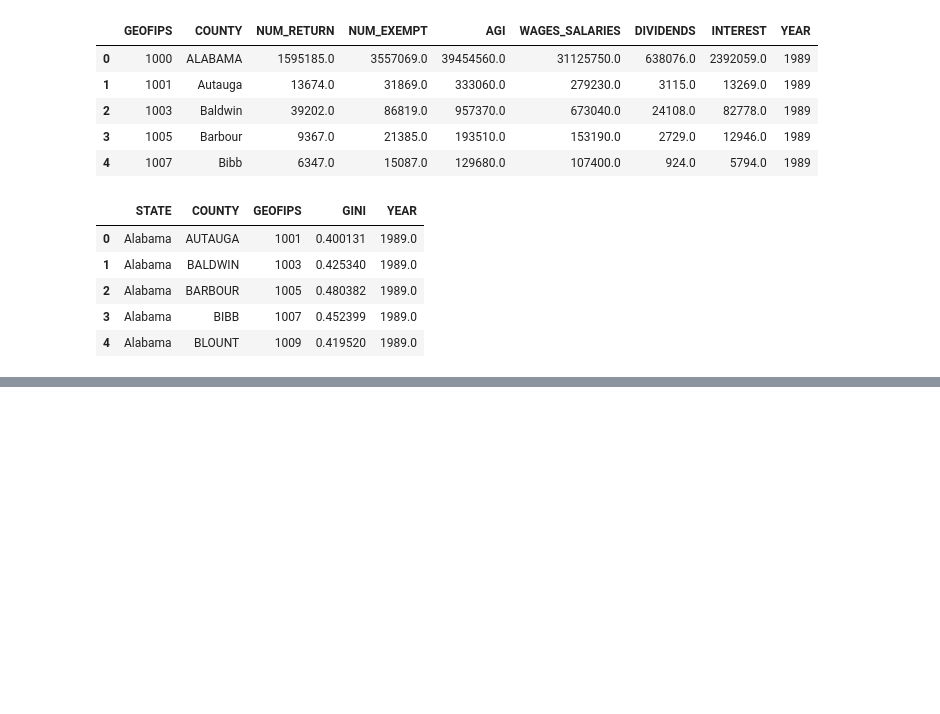
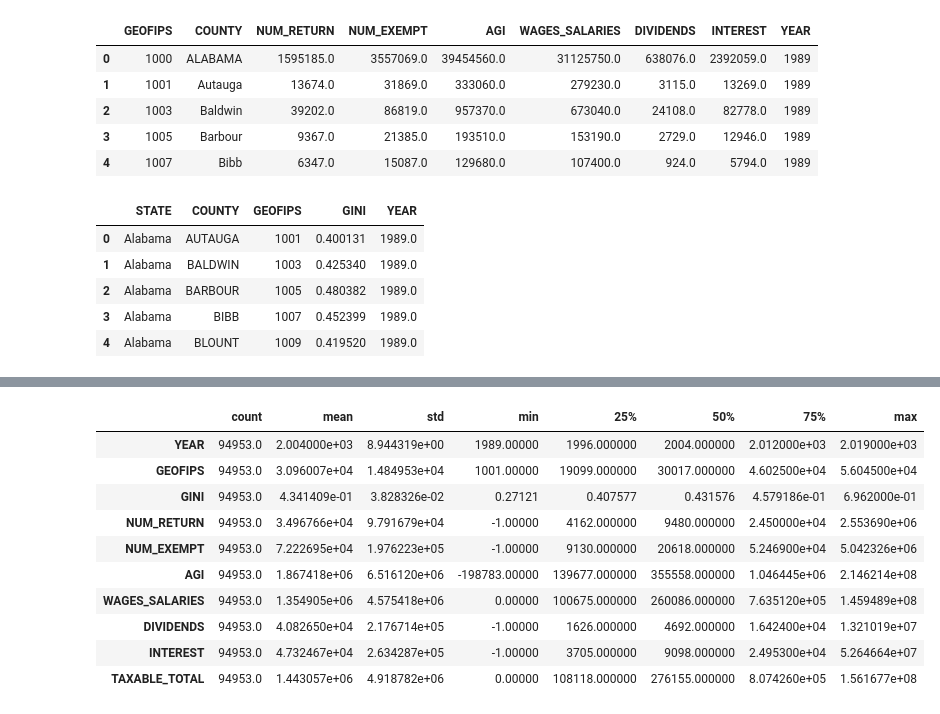
Before and after one commit to oooyiyangc/econ-honor-thesis, a Jupyter notebook: analysis/build/data-cleaning/prepare_panel.ipynb, the cells around one changed output, grey strips where cells are left out. Saved outputs shown, nothing was run; the diff lists cells and outputs as text; code cells hidden in the pictures; blank space fills up the shorter version.

```diff
--- a/analysis/build/data-cleaning/prepare_panel.ipynb
+++ b/analysis/build/data-cleaning/prepare_panel.ipynb
@@ -74,0 +58,14 @@ merged_complete
+# %%
+merged_complete.describe().T
+# %% [output]
+|  | count | mean | std | min | 25% | 50% | 75% | max |
+| YEAR | 94953.0 | 2.004000e+03 | 8.944319e+00 | 1989.00000 | 1996.000000 | 2004.000000 | 2.012000e+03 | 2.019000e+03 |
+| GEOFIPS | 94953.0 | 3.096007e+04 | 1.484953e+04 | 1001.00000 | 19099.000000 | 30017.000000 | 4.602500e+04 | 5.604500e+04 |
+| GINI | 94953.0 | 4.341409e-01 | 3.828326e-02 | 0.27121 | 0.407577 | 0.431576 | 4.579186e-01 | 6.962000e-01 |
+| NUM_RETURN | 94953.0 | 3.496766e+04 | 9.791679e+04 | -1.00000 | 4162.000000 | 9480.000000 | 2.450000e+04 | 2.553690e+06 |
+| NUM_EXEMPT | 94953.0 | 7.222695e+04 | 1.976223e+05 | -1.00000 | 9130.000000 | 20618.000000 | 5.246900e+04 | 5.042326e+06 |
+| AGI | 94953.0 | 1.867418e+06 | 6.516120e+06 | -198783.00000 | 139677.000000 | 355558.000000 | 1.046445e+06 | 2.146214e+08 |
+| WAGES_SALARIES | 94953.0 | 1.354905e+06 | 4.575418e+06 | 0.00000 | 100675.000000 | 260086.000000 | 7.635120e+05 | 1.459489e+08 |
+| DIVIDENDS | 94953.0 | 4.082650e+04 | 2.176714e+05 | -1.00000 | 1626.000000 | 4692.000000 | 1.642400e+04 | 1.321019e+07 |
+| INTEREST | 94953.0 | 4.732467e+04 | 2.634287e+05 | -1.00000 | 3705.000000 | 9098.000000 | 2.495300e+04 | 5.264664e+07 |
+| TAXABLE_TOTAL | 94953.0 | 1.443057e+06 | 4.918782e+06 | 0.00000 | 108118.000000 | 276155.000000 | 8.074260e+05 | 1.561677e+08 |
```
Also changed, not shown: parts of 5 cells of this notebook, 2 other files.
